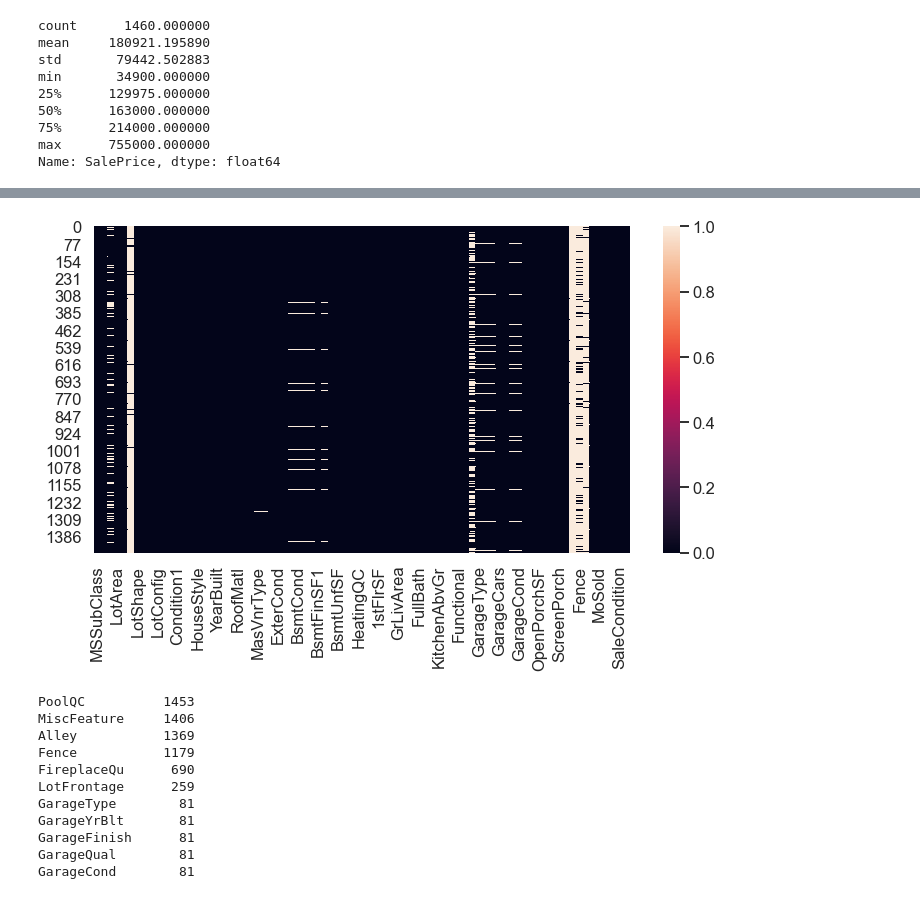
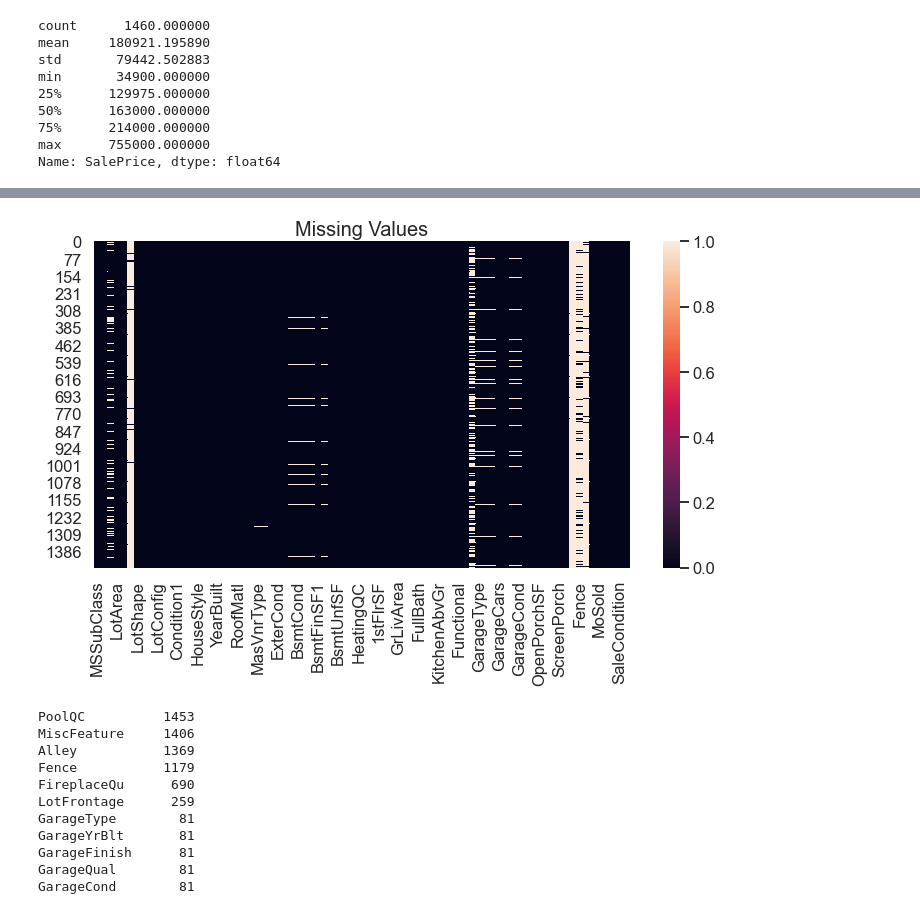
Before and after one commit to eldor-fozilov/house-price-prediction, a Jupyter notebook: House Price Prediction.ipynb, the cells around one changed output, grey strips where cells are left out. Drawn from its saved outputs; the diff is of its cells as text; code cells hidden in the pictures.

```diff
--- a/House Price Prediction.ipynb
+++ b/House Price Prediction.ipynb
@@ -95,9 +97,10 @@ plt.hist(df.SalePrice);
 # %%
 plt.figure(figsize=(12, 6))
 sns.heatmap(df.isnull(), )
+plt.title("Missing Values", fontsize = 20)
 plt.show()
 # %% [output]
-[figure, old version]
+[figure, new version]
 # %%
 df_null = df.isnull().sum()
 df_null[df_null != 0].sort_values(ascending = False)
```
Also changed, not shown: parts of 3 cells of this notebook, 1 other file.
